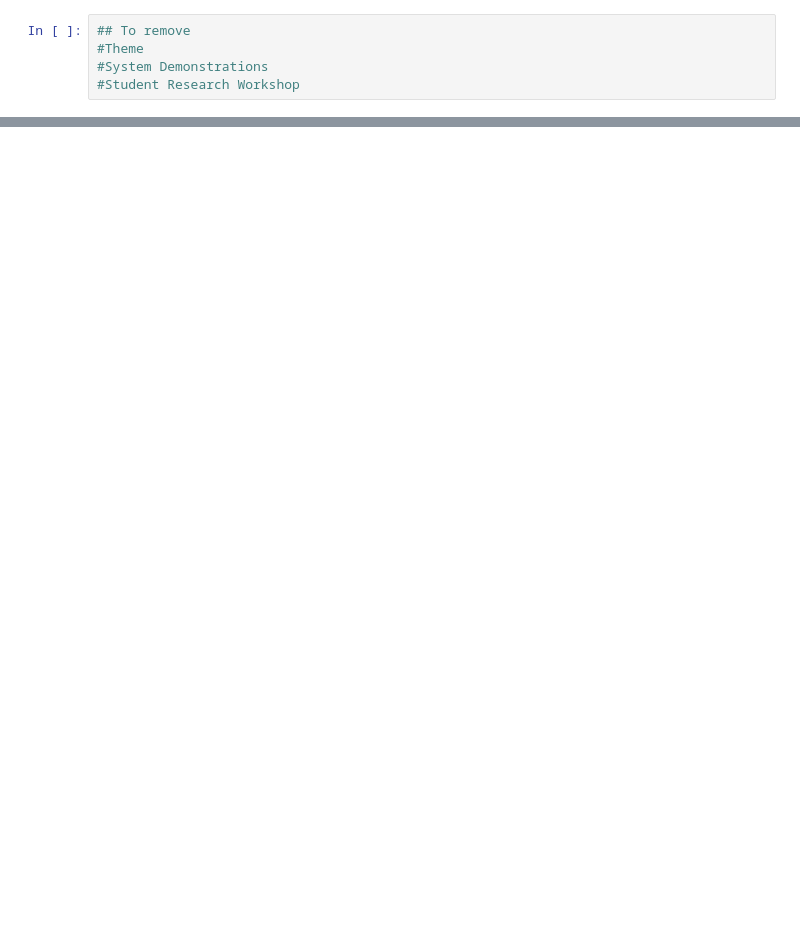
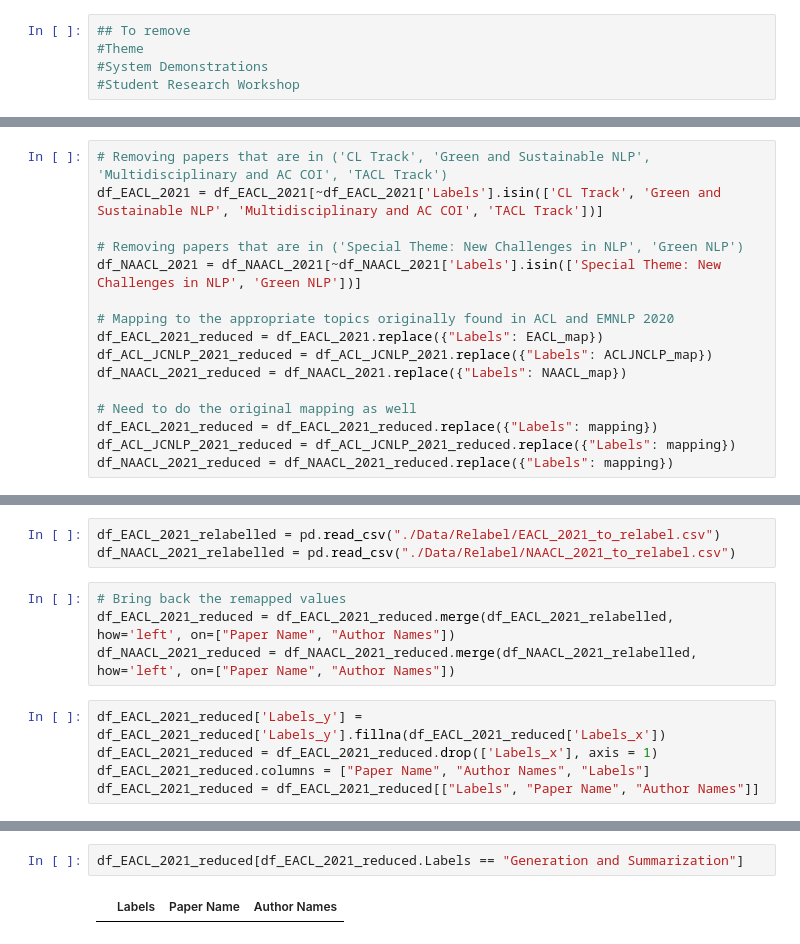
Before and after one commit to Benjamin-Aw-93/ACL_Anthology_Exploratory, a Jupyter notebook: Extracting labels from website.ipynb, the cells around one changed output, grey strips where cells are left out. Saved outputs shown, nothing was run; the diff lists cells and outputs as text; blank space fills up the shorter version.

```diff
--- a/Extracting labels from website.ipynb
+++ b/Extracting labels from website.ipynb
@@ -206,0 +544,16 @@ df_EMNLP_2020_reduced = df_EMNLP_2020.replace({"Labels": mapping})
+# %%
+# Removing papers that are in ('CL Track', 'Green and Sustainable NLP', 'Multidisciplinary and AC COI', 'TACL Track')
+df_EACL_2021 = df_EACL_2021[~df_EACL_2021['Labels'].isin(['CL Track', 'Green and Sustainable NLP', 'Multidisciplinary and AC COI', 'TACL Track'])]
+
+# Removing papers that are in ('Special Theme: New Challenges in NLP', 'Green NLP')
+df_NAACL_2021 = df_NAACL_2021[~df_NAACL_2021['Labels'].isin(['Special Theme: New Challenges in NLP', 'Green NLP'])]
+
+# Mapping to the appropriate topics originally found in ACL and EMNLP 2020
+df_EACL_2021_reduced = df_EACL_2021.replace({"Labels": EACL_map})
+df_ACL_JCNLP_2021_reduced = df_ACL_JCNLP_2021.replace({"Labels": ACLJNCLP_map})
+df_NAACL_2021_reduced = df_NAACL_2021.replace({"Labels": NAACL_map})
+
+# Need to do the original mapping as well
+df_EACL_2021_reduced = df_EACL_2021_reduced.replace({"Labels": mapping})
+df_ACL_JCNLP_2021_reduced = df_ACL_JCNLP_2021_reduced.replace({"Labels": mapping})
+df_NAACL_2021_reduced = df_NAACL_2021_reduced.replace({"Labels": mapping})
@@ -206,0 +563,12 @@ df_EMNLP_2020_reduced = df_EMNLP_2020.replace({"Labels": mapping})
+# %%
+df_EACL_2021_relabelled = pd.read_csv("./Data/Relabel/EACL_2021_to_relabel.csv")
+df_NAACL_2021_relabelled = pd.read_csv("./Data/Relabel/NAACL_2021_to_relabel.csv")
+# %%
+# Bring back the remapped values
+df_EACL_2021_reduced = df_EACL_2021_reduced.merge(df_EACL_2021_relabelled, how='left', on=["Paper Name", "Author Names"])
+df_NAACL_2021_reduced = df_NAACL_2021_reduced.merge(df_NAACL_2021_relabelled, how='left', on=["Paper Name", "Author Names"])
+# %%
+df_EACL_2021_reduced['Labels_y'] = df_EACL_2021_reduced['Labels_y'].fillna(df_EACL_2021_reduced['Labels_x'])
+df_EACL_2021_reduced = df_EACL_2021_reduced.drop(['Labels_x'], axis = 1)
+df_EACL_2021_reduced.columns = ["Paper Name", "Author Names", "Labels"]
+df_EACL_2021_reduced = df_EACL_2021_reduced[["Labels", "Paper Name", "Author Names"]]
@@ -206,0 +594,4 @@ df_EMNLP_2020_reduced = df_EMNLP_2020.replace({"Labels": mapping})
+# %%
+df_EACL_2021_reduced[df_EACL_2021_reduced.Labels == "Generation and Summarization"]
+# %% [output]
+|  | Labels | Paper Name | Author Names |
```
Also changed, not shown: parts of 37 cells of this notebook, 10 other files.
